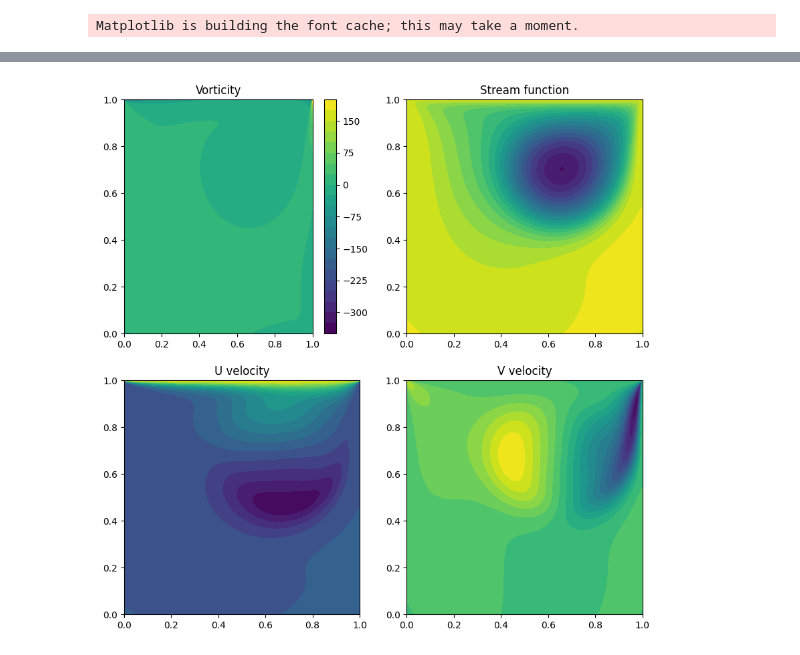
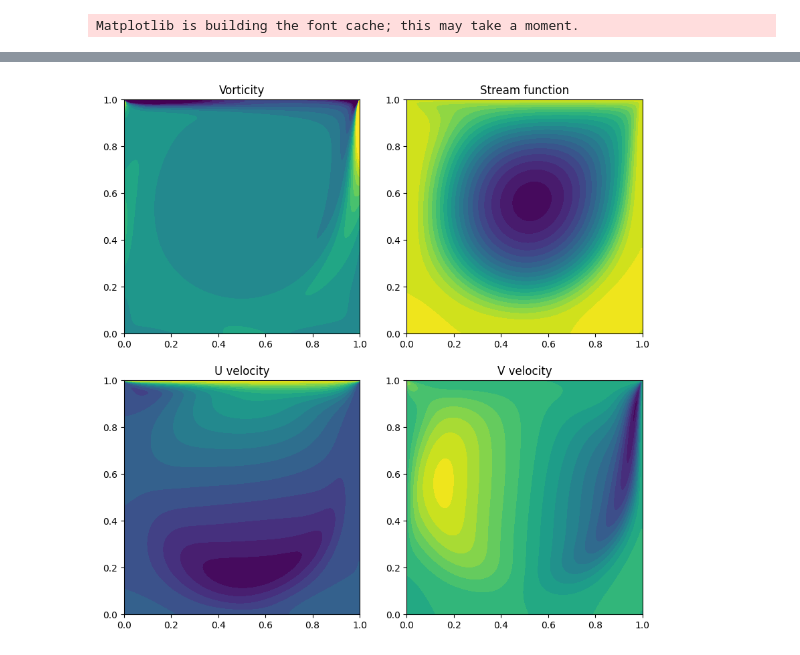
Before and after one commit to jh6220/LidDrivenCavityCFDparallelCpp, a Jupyter notebook: ploting.ipynb, the cells around one changed output, grey strips where cells are left out. Saved outputs shown, nothing was run; the diff lists cells and outputs as text; code cells hidden in the pictures.

```diff
--- a/ploting.ipynb
+++ b/ploting.ipynb
@@ -5,7 +5,7 @@ import matplotlib.pyplot as plt
 # %% [output]
 Matplotlib is building the font cache; this may take a moment.
 # %%
-data = pd.read_csv('final.txt', sep=' ', header=None)
+data = pd.read_csv('finalOrig.txt', sep=' ', header=None)
 data.columns = ['x', 'y', 'w', 's', 'u', 'v']
 data.sort_values(by=['x', 'y'], inplace=True)
 Nx = 201
@@ -49,24 +50,24 @@ plt.show()
 # %%
 X = data['x'].values.reshape(Nx, Ny)
 Y = data['y'].values.reshape(Nx, Ny)
 W = data['w'].values.reshape(Nx, Ny)
 S = data['s'].values.reshape(Nx, Ny)
 U = data['u'].values.reshape(Nx, Ny)
 V = data['v'].values.reshape(Nx, Ny)
 
 plt.figure(figsize=(10, 10))
 plt.subplot(2, 2, 1)
-plt.contourf(X, Y, W, 20, cmap='viridis')
+plt.contourf(X, Y, W, 20, cmap='viridis',vmin=-25, vmax=25,levels=200)
 plt.title('Vorticity')
 plt.subplot(2, 2, 2)
 plt.contourf(X, Y, S, 20, cmap='viridis')
 plt.title('Stream function')
 plt.subplot(2, 2, 3)
 plt.contourf(X, Y, U, 20, cmap='viridis')
 plt.title('U velocity')
 plt.subplot(2, 2, 4)
 plt.contourf(X, Y, V, 20, cmap='viridis')
 plt.title('V velocity')
 plt.show()
 # %% [output]
-[figure, old version]
+[figure, new version]
```
Also changed, not shown: parts of 4 cells of this notebook, 2 other files.
